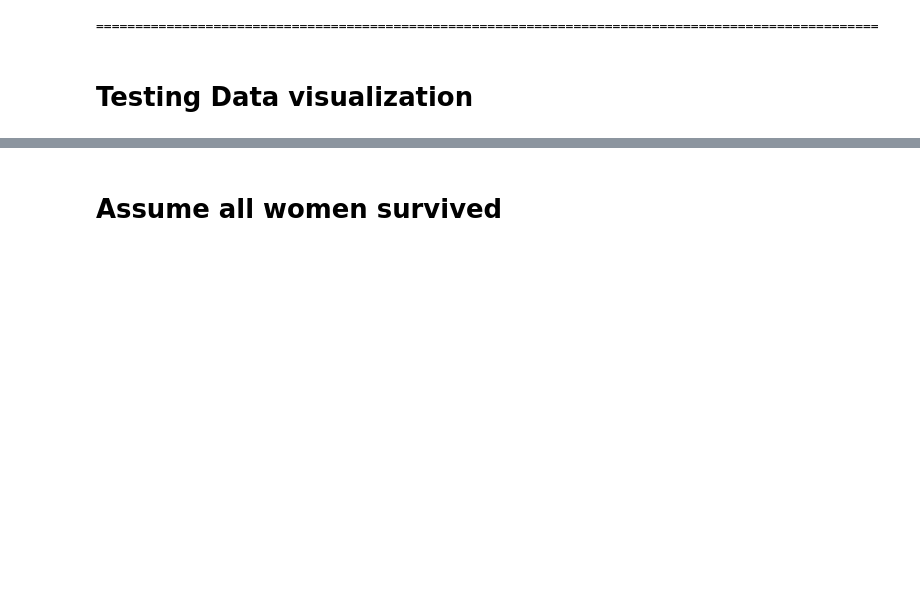
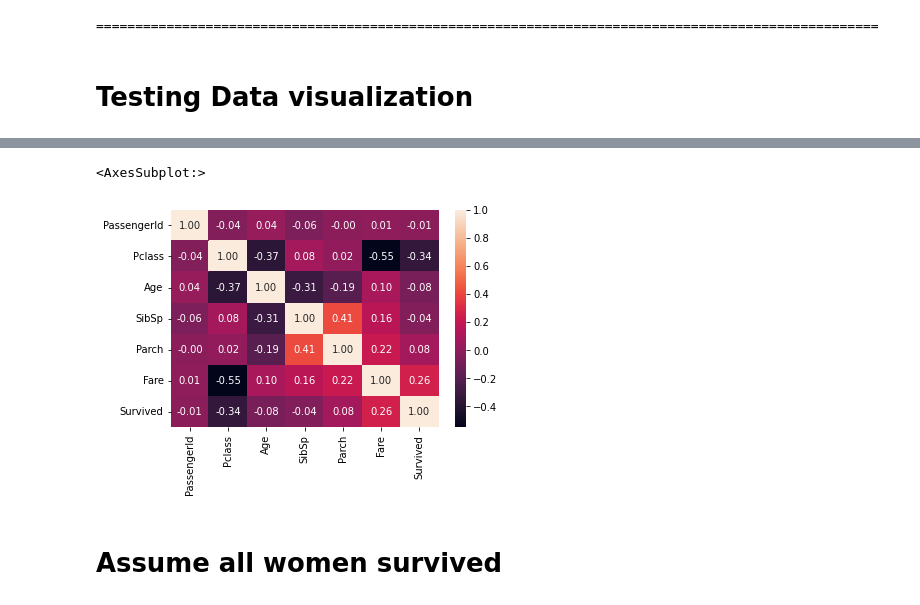
Before and after one commit to 0Ellias0/Titanic_death_prediction, a Jupyter notebook: Main.ipynb, the cells around one changed output, grey strips where cells are left out. Cells and saved outputs as stored; diff of their text form; code cells hidden in the pictures; blank space fills up the shorter version.

Commit message:
corr matrix added

```diff
--- a/Main.ipynb
+++ b/Main.ipynb
@@ -252,0 +263,4 @@ np.unique(y_train)
+# %%
+n = np.append(numerical_columns,'Survived')
+corr_mat = df_train[n].corr()
+corr_mat
@@ -253,3 +276,8 @@ np.unique(y_train)
+# %%
+sns.heatmap(corr_mat,annot=True, fmt='.2f', annot_kws={'size':10})
+# %% [output]
+<AxesSubplot:>
+[figure, added]
 # %% [markdown]
 # **Assume all women survived**
 # %%
```
Also changed, not shown: parts of 4 cells of this notebook.
